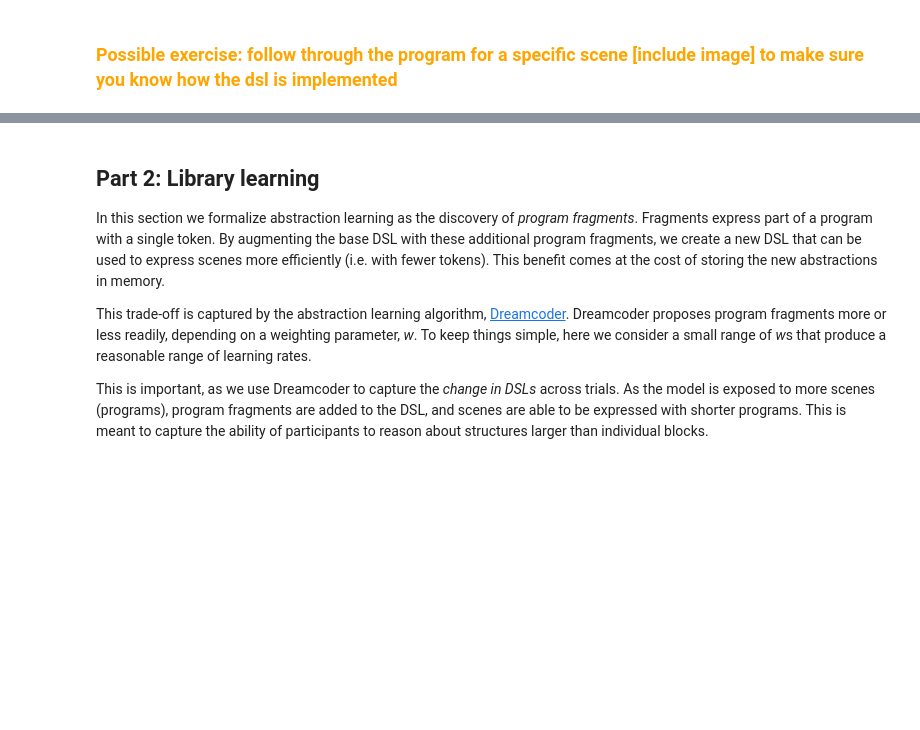
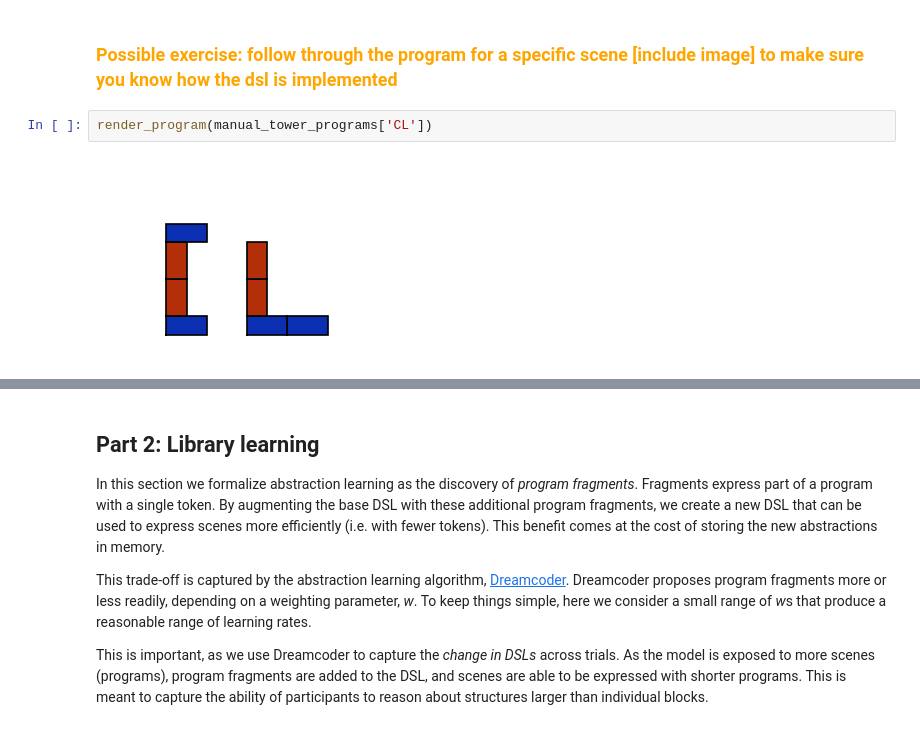
Before and after one commit to cogtoolslab/compositional-abstractions-tutorial, a Jupyter notebook: notebooks/ca_programs.ipynb, the cells around one changed output, grey strips where cells are left out. Saved outputs shown, nothing was run; the diff lists cells and outputs as text; blank space fills up the shorter version.

Commit message:
blockworld renderer

```diff
--- a/notebooks/ca_programs.ipynb
+++ b/notebooks/ca_programs.ipynb
@@ -84,3 +90,7 @@ manual_tower_programs = {"CL" :"h l_1 v v r_1 h r_12 h l_4 h l_1 v v",
                          "PiL": "v r_6 v l_5 h r_4 h r_9 h l_4 h l_1 v v"}
 # %% [markdown]
 ### <span style="color: orange"> Possible exercise: follow through the program for a specific scene [include image] to make sure you know how the dsl is implemented </span>
+# %%
+render_program(manual_tower_programs['CL'])
+# %% [output]
+[figure, added]
```
Also changed, not shown: parts of 25 cells of this notebook, 2 other files.
